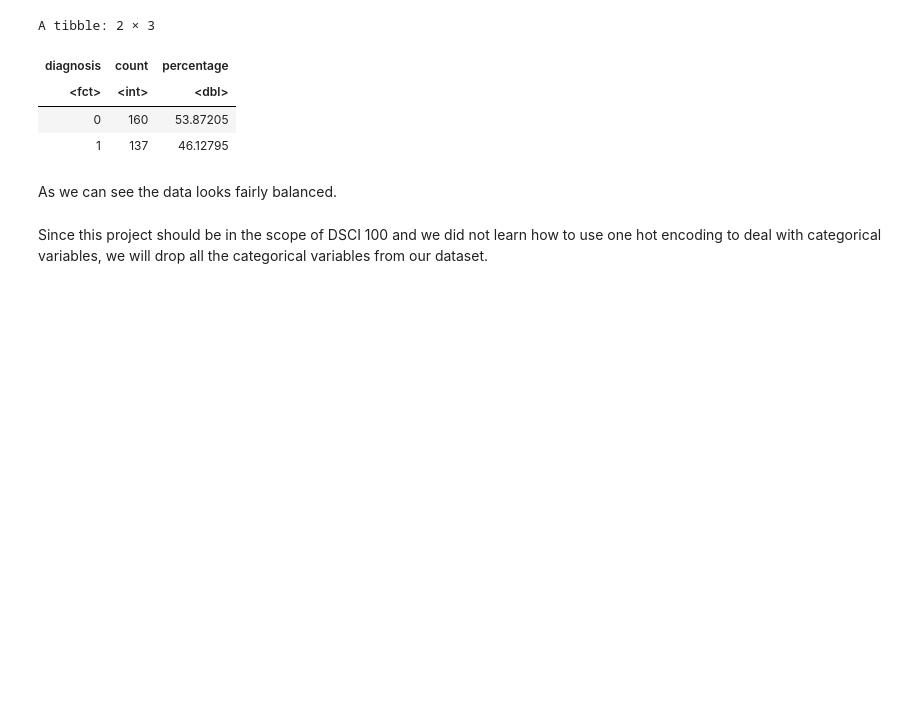
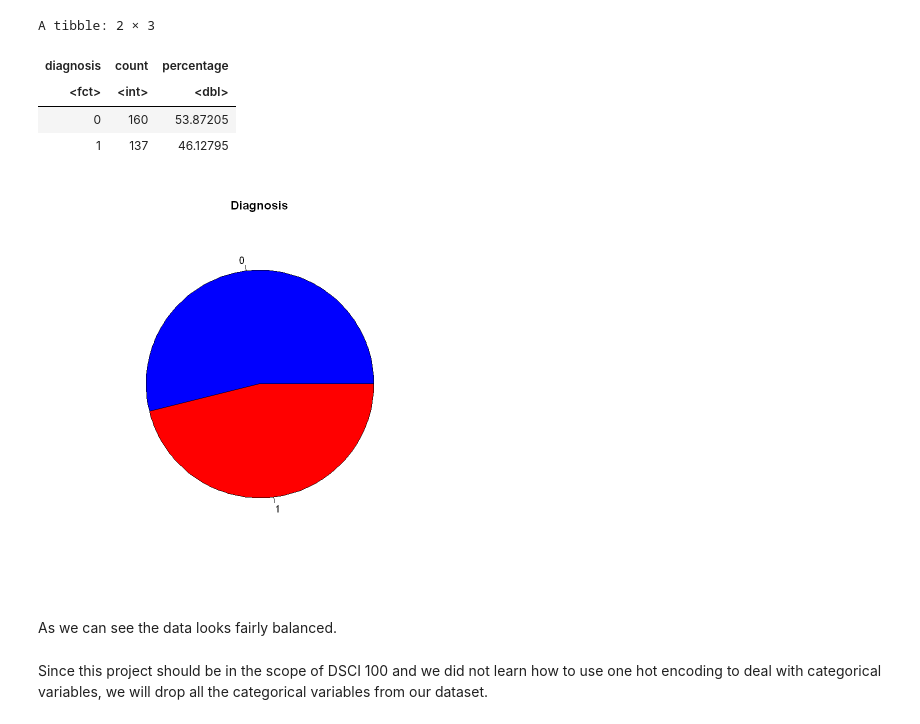
Before and after one commit to DSCI-310/DSCI-310-Group-2, a Jupyter notebook: Predicting_Heart_Disease.ipynb, the cells around one changed output. Saved outputs shown, nothing was run; the diff lists cells and outputs as text; code cells hidden in the pictures; blank space fills up the shorter version.

```diff
--- a/Predicting_Heart_Disease.ipynb
+++ b/Predicting_Heart_Disease.ipynb
@@ -259,7 +272,9 @@ A tibble: 2 × 3
 | 0 | 160 | 53.87205 |
 | 1 | 137 | 46.12795 |
 # %%
-pie(table(bc$diagnosis), main = "Diagnosis", col = c("Blue", "Red"))
+pie(table(heart_disease_clean$diagnosis), main = "Diagnosis", col = c("Blue", "Red"))
+# %% [output]
+[figure, added]
 # %% [markdown]
 As we can see the data looks fairly balanced.
 # %% [markdown]
```
Also changed, not shown: parts of 2 cells of this notebook.
